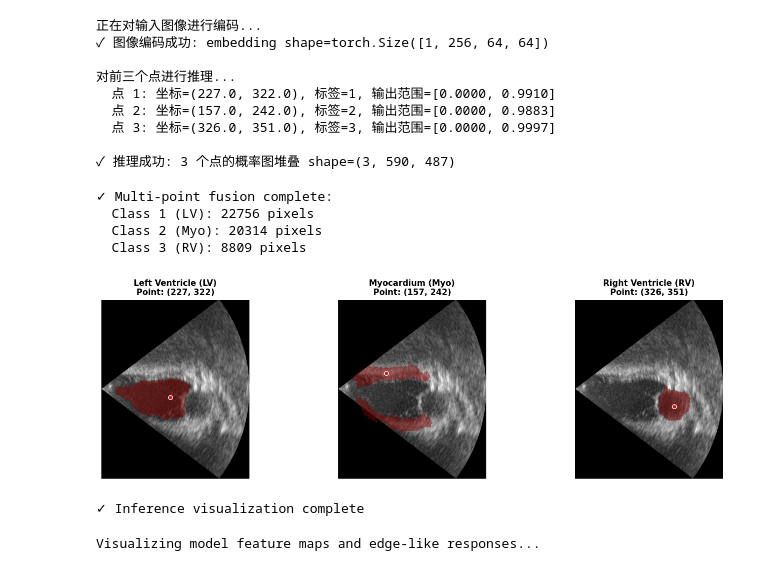
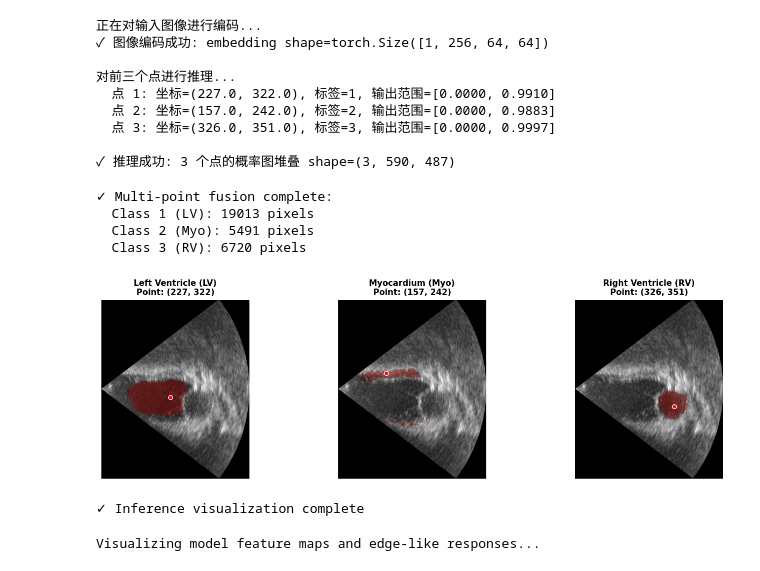
Before and after one commit to George-Zheng-1013/MedSAM, a Jupyter notebook: extensions/point_prompt/patient0200_training_visualization.ipynb, the cells around one changed output. Drawn from its saved outputs; the diff is of its cells as text; code cells hidden in the pictures.

```diff
--- a/extensions/point_prompt/patient0200_training_visualization.ipynb
+++ b/extensions/point_prompt/patient0200_training_visualization.ipynb
@@ -266,13 +322,13 @@ print(f"\n✓ 推理成功: {len(probs_pred)} 个点的概率图堆叠 shape={pr
 ✓ 推理成功: 3 个点的概率图堆叠 shape=(3, 590, 487)
 # %%
 # 多点融合 - 互斥分配
-weights = np.array([1.0, 0.8, 0.9], dtype=np.float32)  # Priority: LV > RV > Myo
+weights = np.array([1, 0.8, 0.9], dtype=np.float32)  # Priority: LV > RV > Myo (Myo reduced)
 weighted_probs = probs_stack * weights[:, None, None]
 max_probs = weighted_probs.max(axis=0)
 best_idx = weighted_probs.argmax(axis=0)
 
 # 生成二值掩膜
-masks_binary = [((best_idx == i) & (max_probs > 0.5)).astype(np.uint8) for i in range(3)]
+masks_binary = [((best_idx == i) & (max_probs > 0.75)).astype(np.uint8) for i in range(3)]
 
 # 生成多类别标签
 pred_multi_label = np.zeros((H, W), dtype=np.uint8)
@@ -286,37 +342,37 @@ print(f"  Class 3 (RV): {(pred_multi_label == 3).sum()} pixels")
 
 # 可视化推理结果
 fig, axes = plt.subplots(1, 3, figsize=(14, 4))
 
 for i in range(3):
     ax = axes[i]
 
     # 显示原始图像
     ax.imshow(image_raw, cmap="gray")
 
     # 叠加掩膜
     mask_vis = np.ma.masked_where(masks_binary[i] == 0, masks_binary[i])
     ax.imshow(mask_vis, alpha=0.5, cmap="jet", vmin=0, vmax=1)
 
     # 标记点位置
     x, y = coords_raw_sample[i, 0], coords_raw_sample[i, 1]
     if coords_raw_sample.max() <= 1.0:
         x = x * W
         y = y * H
     ax.scatter([x], [y], c="red", s=30, marker="o", edgecolors="white", linewidths=1)
 
     ax.set_title(f"{CLASS_LABELS[i+1]}\nPoint: ({x:.0f}, {y:.0f})", fontsize=11, fontweight="bold")
     ax.axis("off")
 
 plt.tight_layout()
 plt.show()
 
 print("\n✓ Inference visualization complete")
 # %% [output]
 ✓ Multi-point fusion complete:
-  Class 1 (LV): 22756 pixels
-  Class 2 (Myo): 20314 pixels
-  Class 3 (RV): 8809 pixels
+  Class 1 (LV): 19013 pixels
+  Class 2 (Myo): 5491 pixels
+  Class 3 (RV): 6720 pixels
-[figure, old version]
+[figure, new version]
 ✓ Inference visualization complete
 # %%
 # Visualize model outputs with edge-like information
```
Also changed, not shown: parts of 10 cells of this notebook, 2 other files.
